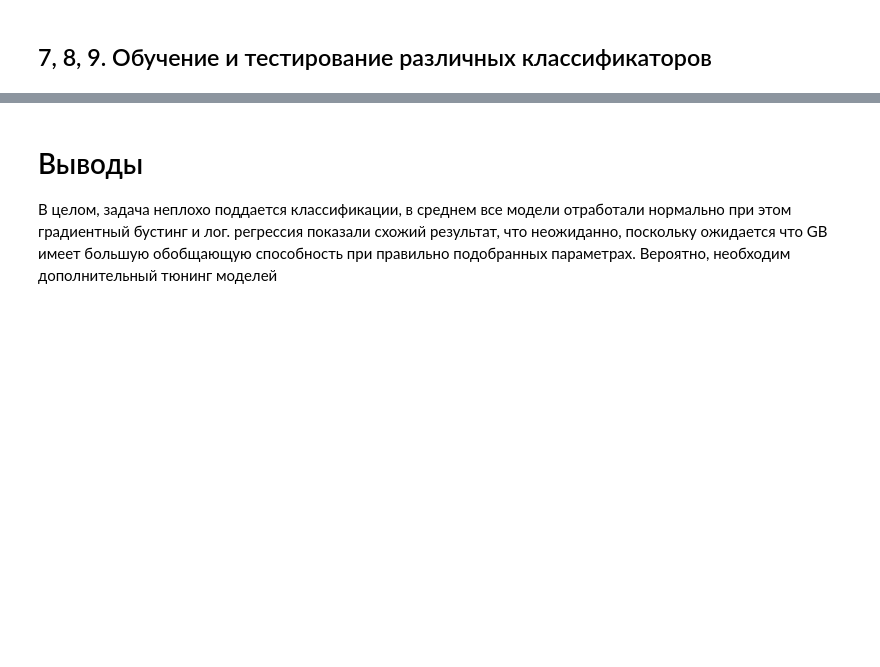
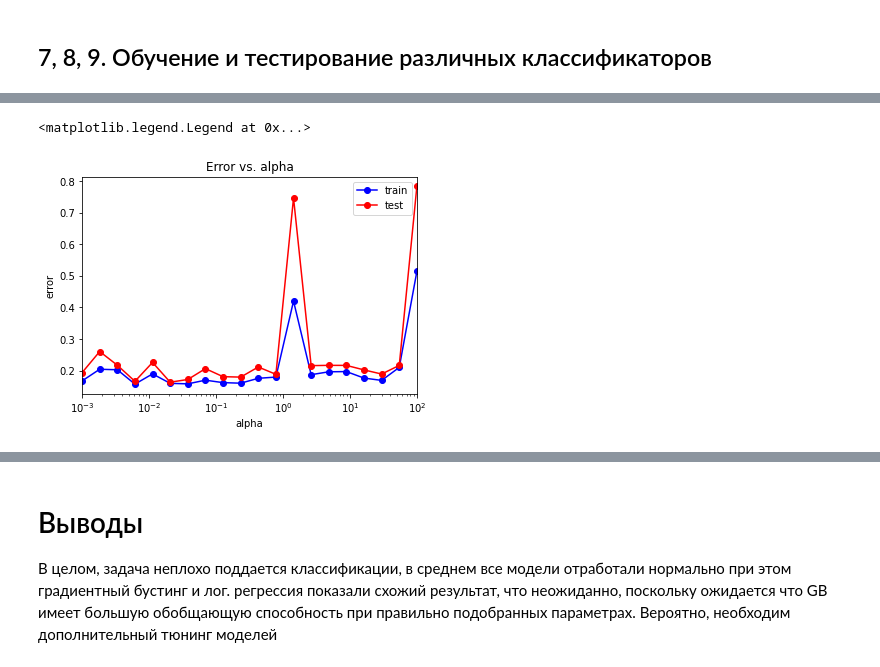
Before and after one commit to Eskelai/ml_itmm_2022, a Jupyter notebook: 1_task.ipynb, the cells around one changed output, grey strips where cells are left out. Drawn from its saved outputs; the diff is of its cells as text; code cells hidden in the pictures; blank space fills up the shorter version.

Commit message:
Update with MLPClassifier

```diff
--- a/1_task.ipynb
+++ b/1_task.ipynb
@@ -199,0 +213,36 @@ sv_classifier Test Score is :  0.7830331362573903
+# %%
+import numpy as np
+from sklearn.metrics import accuracy_score
+
+alpha_arr = np.logspace(-3, 2, 10)
+test_err = []
+train_err = []
+train_acc = []
+test_acc = []
+
+for alpha in alpha_arr:
+    mlpc = MLPClassifier(hidden_layer_sizes=(100, ),
+                     solver = "adam",
+                     activation = "relu",
+                     random_state = 1,
+                     alpha = alpha,
+                     max_iter = 300)
+    mlpc.fit(X_train, y_train)
+    y_train_predict = mlpc.predict(X_train)
+    y_test_predict = mlpc.predict(X_test)
+
+    train_err.append(np.mean(y_train != y_train_predict))
+    test_err.append(np.mean(y_test != y_test_predict))
+    train_acc.append(accuracy_score(y_train, y_train_predict))
+    test_acc.append(accuracy_score(y_test, y_test_predict))
+# %%
+plt.semilogx(alpha_arr, train_err, 'b-o', label = 'train')
+plt.semilogx(alpha_arr, test_err, 'r-o', label = 'test')
+plt.xlim([np.min(alpha_arr), np.max(alpha_arr)])
+plt.title('Error vs. alpha')
+plt.xlabel('alpha')
+plt.ylabel('error')
+plt.legend()
+# %% [output]
+<matplotlib.legend.Legend at 0x...>
+[figure, added]
```
Also changed, not shown: parts of 14 cells of this notebook, 1 other file.
